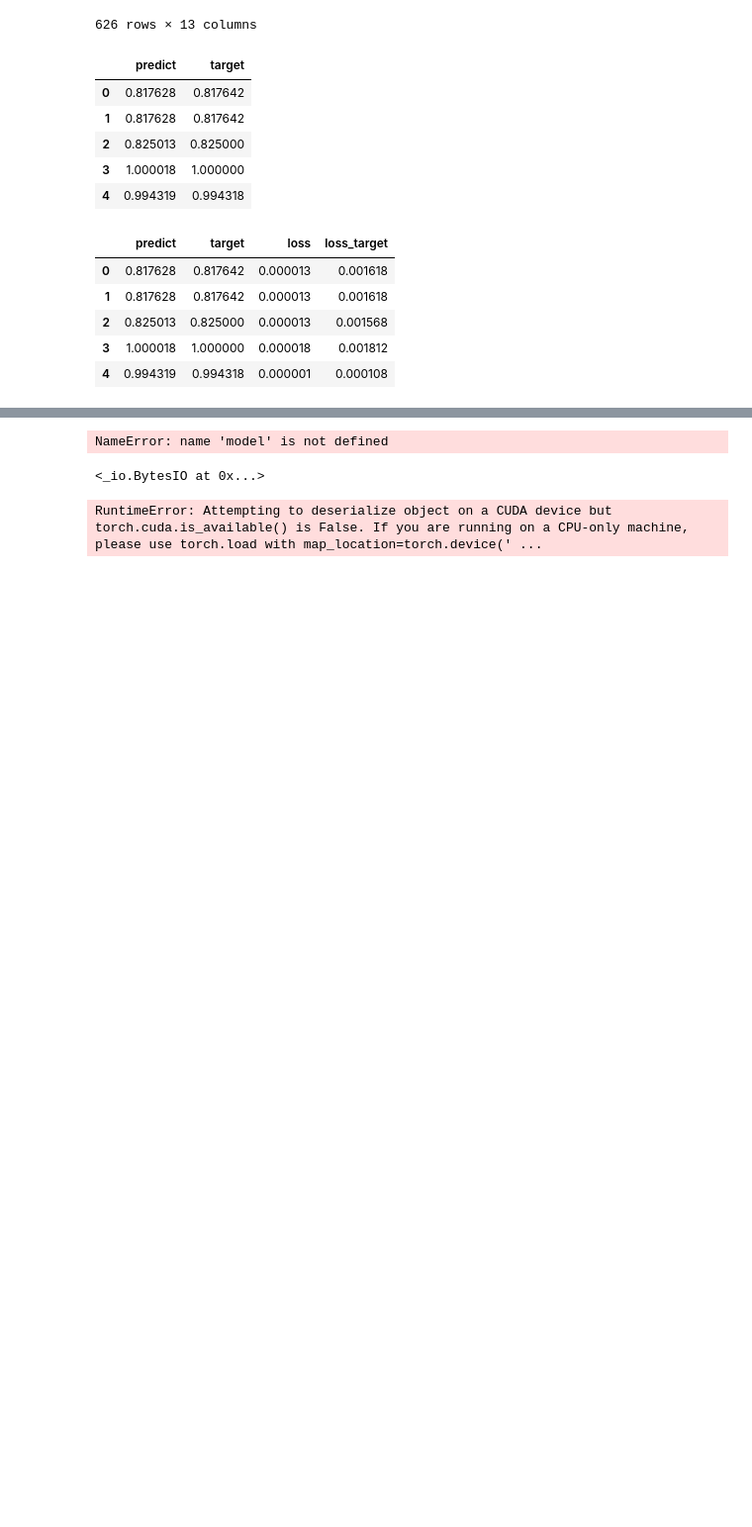
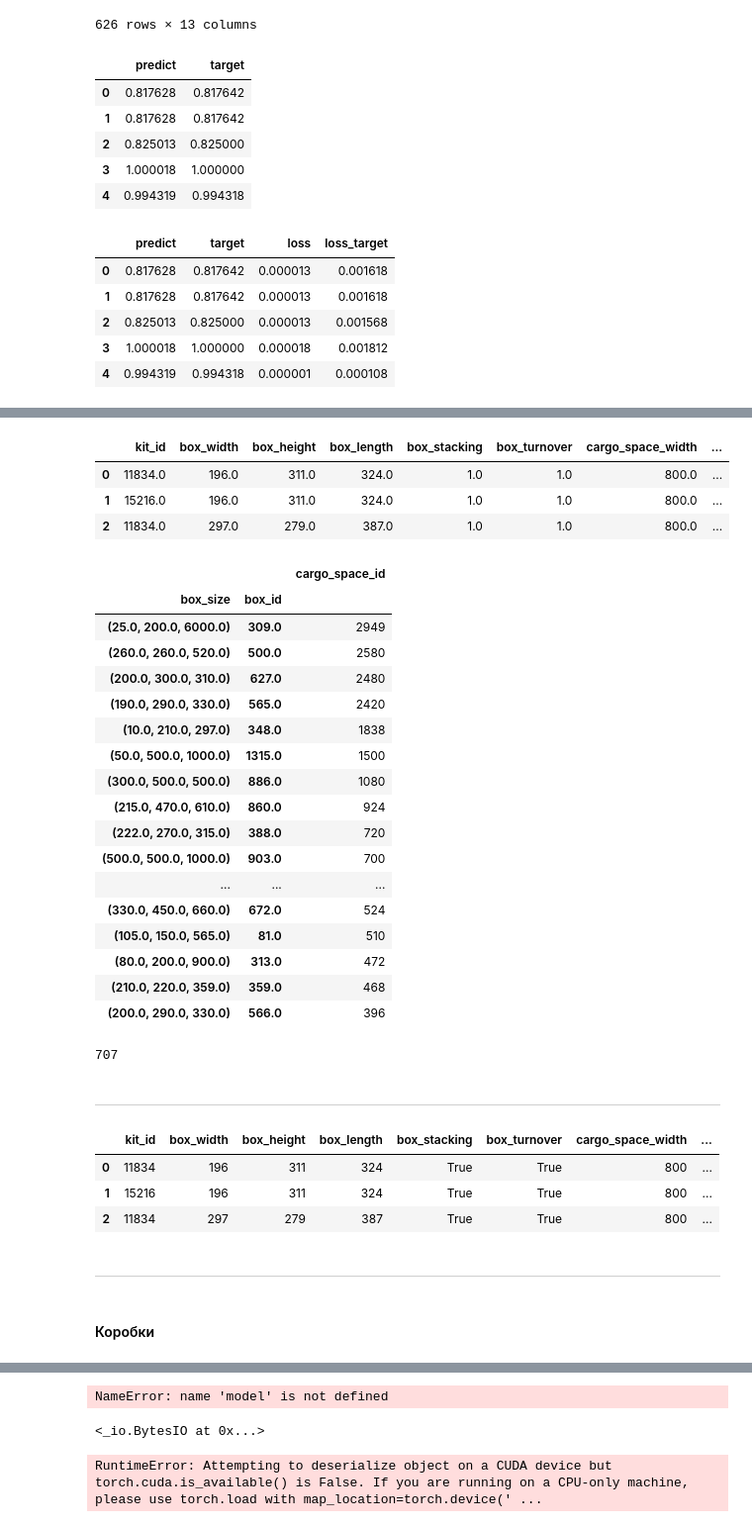
Before and after one commit to esvesv/gaprix, a Jupyter notebook: Untitled.ipynb, the cells around one changed output, grey strips where cells are left out. Shown at 99% size. Saved outputs shown, nothing was run; the diff lists cells and outputs as text; code cells hidden in the pictures; blank space fills up the shorter version.

```diff
--- a/Untitled.ipynb
+++ b/Untitled.ipynb
@@ -706,0 +585,4 @@ for item in zip(outputs, labels):
+# %%
+df_box_turnover = df.query('box_turnover')
+# %%
+df_box_turnover['box_size'] = df_box_turnover.apply(lambda x: tuple(sorted((x.box_width, x.box_height, x.box_length))), axis=1)
@@ -706,0 +595,45 @@ for item in zip(outputs, labels):
+# %%
+df_box_turnover.head(3)
+# %% [output]
+|  | kit_id | box_width | box_height | box_length | box_stacking | box_turnover | cargo_space_width | ... |
+| 0 | 11834.0 | 196.0 | 311.0 | 324.0 | 1.0 | 1.0 | 800.0 | ... |
+| 1 | 15216.0 | 196.0 | 311.0 | 324.0 | 1.0 | 1.0 | 800.0 | ... |
+| 2 | 11834.0 | 297.0 | 279.0 | 387.0 | 1.0 | 1.0 | 800.0 | ... |
+# %%
+df_box_turnover.groupby(['box_size', 'box_id']).agg({'cargo_space_id': 'count'}).sort_values('cargo_space_id', ascending=False).head(20)
+# %% [output]
+|  |  | cargo_space_id |
+| box_size | box_id |  |
+| (25.0, 200.0, 6000.0) | 309.0 | 2949 |
+| (260.0, 260.0, 520.0) | 500.0 | 2580 |
+| (200.0, 300.0, 310.0) | 627.0 | 2480 |
+| (190.0, 290.0, 330.0) | 565.0 | 2420 |
+| (10.0, 210.0, 297.0) | 348.0 | 1838 |
+| (50.0, 500.0, 1000.0) | 1315.0 | 1500 |
+| (300.0, 500.0, 500.0) | 886.0 | 1080 |
+| (215.0, 470.0, 610.0) | 860.0 | 924 |
+| (222.0, 270.0, 315.0) | 388.0 | 720 |
+| (500.0, 500.0, 1000.0) | 903.0 | 700 |
+| ... | ... | ... |
+| (330.0, 450.0, 660.0) | 672.0 | 524 |
+| (105.0, 150.0, 565.0) | 81.0 | 510 |
+| (80.0, 200.0, 900.0) | 313.0 | 472 |
+| (210.0, 220.0, 359.0) | 359.0 | 468 |
+| (200.0, 290.0, 330.0) | 566.0 | 396 |
+# %%
+df_box_turnover.box_id.nunique() # всего видов коробок, которые можно кантовать
+# %% [output]
+707
+# %% [markdown]
+---
+# %%
+df.head(3)
+# %% [output]
+|  | kit_id | box_width | box_height | box_length | box_stacking | box_turnover | cargo_space_width | ... |
+| 0 | 11834 | 196 | 311 | 324 | True | True | 800 | ... |
+| 1 | 15216 | 196 | 311 | 324 | True | True | 800 | ... |
+| 2 | 11834 | 297 | 279 | 387 | True | True | 800 | ... |
+# %% [markdown]
+---
+# %% [markdown]
+#### Коробки
```
Also changed, not shown: parts of 24 cells of this notebook, 4 other files.
